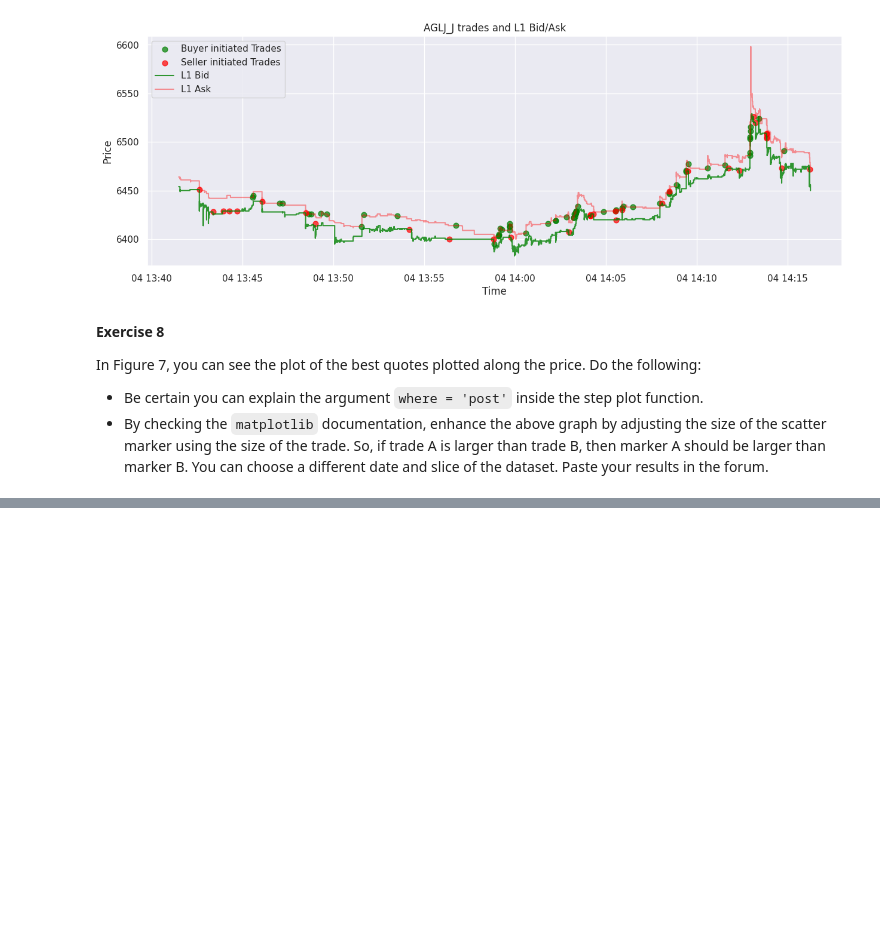
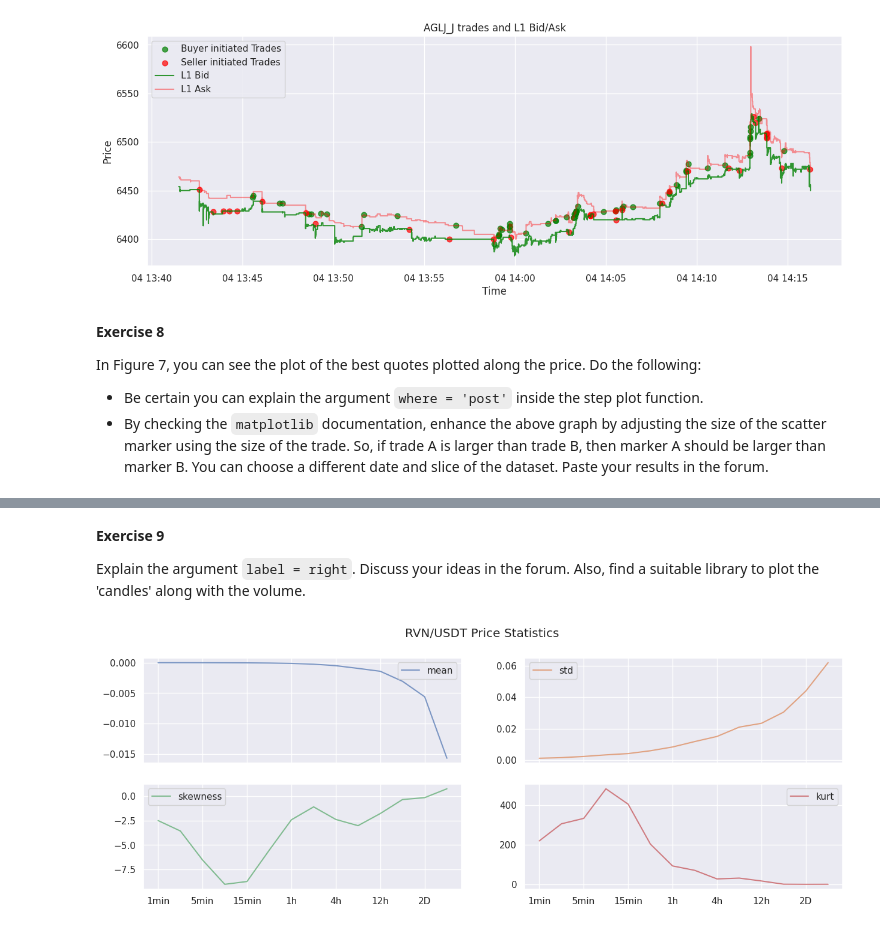
Before and after one commit to sheldcoop/QuantPrep, a Jupyter notebook: Finanical_Data_WQU.ipynb, the cells around one changed output, grey strips where cells are left out. Saved outputs shown, nothing was run; the diff lists cells and outputs as text; code cells hidden in the pictures; blank space fills up the shorter version.

```diff
--- a/Finanical_Data_WQU.ipynb
+++ b/Finanical_Data_WQU.ipynb
@@ -3981,0 +3997,27 @@ In Figure 7, you can see the plot of the best quotes plotted along the price. Do
+# %% [markdown]
+**Exercise 9**
+
+Explain the argument `label = right`. Discuss your ideas in the forum. Also, find a suitable library to plot the 'candles' along with the volume.
+# %%
+#Create the resample function
+def resample(df: pd.DataFrame, freq: str) -> pd.DataFrame:
+    """
+    Resample the data to a given frequency.
+    """
+    resampled_df = df.resample(freq, label = 'right').agg({'price': 'ohlc', 'qty': 'sum'}) # Resample the data
+    resampled_df.columns = resampled_df.columns.droplevel(0) # Drop the first level of the columns. Create a simple column index instead of an Multiindex.
+    return resampled_df
+
+timeframes = ['1min', '2min', '5min', '10min', '15min', '30min', '1h', '2h', '4h', '8h', '12h', '1D', '2D', '5D'] # Define the timeframes
+
+statistics = {} # Create a dictionary to store the statistics
+for timeframe in timeframes:
+    temp = resample(rvn_usdt, timeframe)['close'] # Resample the data
+    temp_returns =  np.log(temp / temp.shift(1)).dropna() # Calculate the log returns
+    statistics[timeframe] = {'mean': temp_returns.mean(), 'std': temp_returns.std(), 'skewness': temp_returns.skew(), 'kurt': temp_returns.kurt()} # Calculate the statistics
+# %%
+#Figure 8
+pd.DataFrame(statistics).T.plot(subplots = True, figsize = (15, 5), layout = (2, 2), title = 'RVN/USDT Price Statistics', alpha = 0.7) # Plot the statistics
+plt.show()
+# %% [output]
+[figure, added]
```
Also changed, not shown: parts of 7 cells of this notebook.
